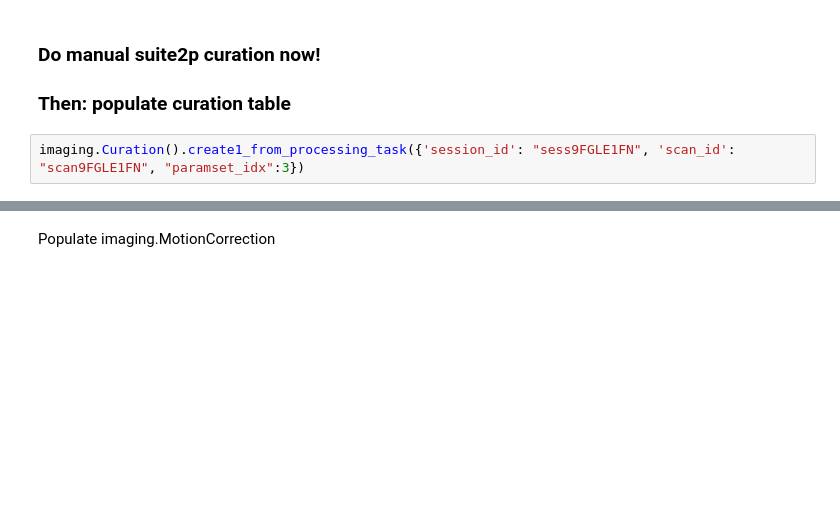
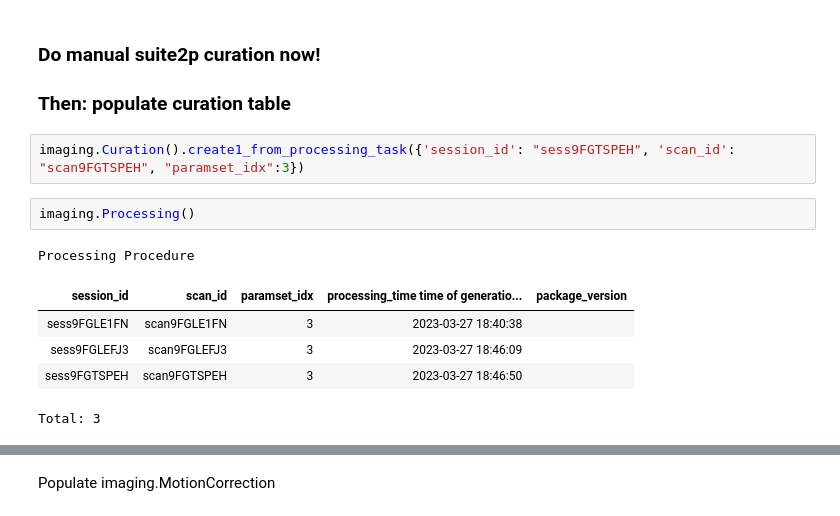
Before and after one commit to Gyepee/adamacs_jisooj, a Jupyter notebook: notebooks/10_troselab_workflow.ipynb, the cells around one changed output, grey strips where cells are left out. Drawn from its saved outputs; the diff is of its cells as text; blank space fills up the shorter version.

```diff
--- a/notebooks/10_troselab_workflow.ipynb
+++ b/notebooks/10_troselab_workflow.ipynb
@@ -602,4 +597,13 @@ imaging.Processing.populate(display_progress=True,  suppress_errors=True)
 ### Do manual suite2p curation now!
 ### Then: populate curation table
 # %%
-imaging.Curation().create1_from_processing_task({'session_id': "sess9FGLE1FN", 'scan_id': "scan9FGLE1FN", "paramset_idx":3})
+imaging.Curation().create1_from_processing_task({'session_id': "sess9FGTSPEH", 'scan_id': "scan9FGTSPEH", "paramset_idx":3})
+# %%
+imaging.Processing()
+# %% [output]
+Processing Procedure
+| session_id | scan_id | paramset_idx | processing_time time of generatio... | package_version |
+| sess9FGLE1FN | scan9FGLE1FN | 3 | 2023-03-27 18:40:38 |  |
+| sess9FGLEFJ3 | scan9FGLEFJ3 | 3 | 2023-03-27 18:46:09 |  |
+| sess9FGTSPEH | scan9FGTSPEH | 3 | 2023-03-27 18:46:50 |  |
+Total: 3
```
Also changed, not shown: parts of 7 cells of this notebook.
